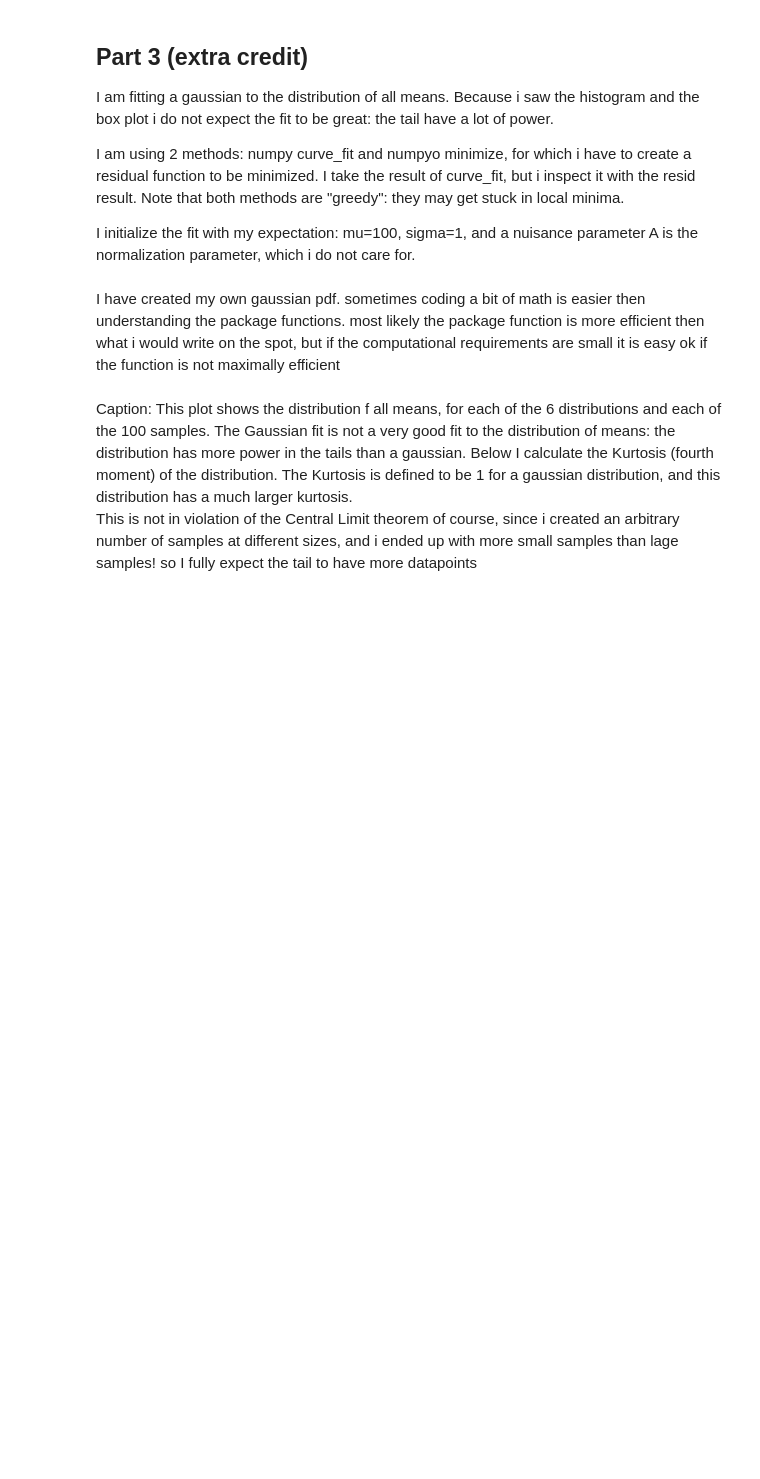
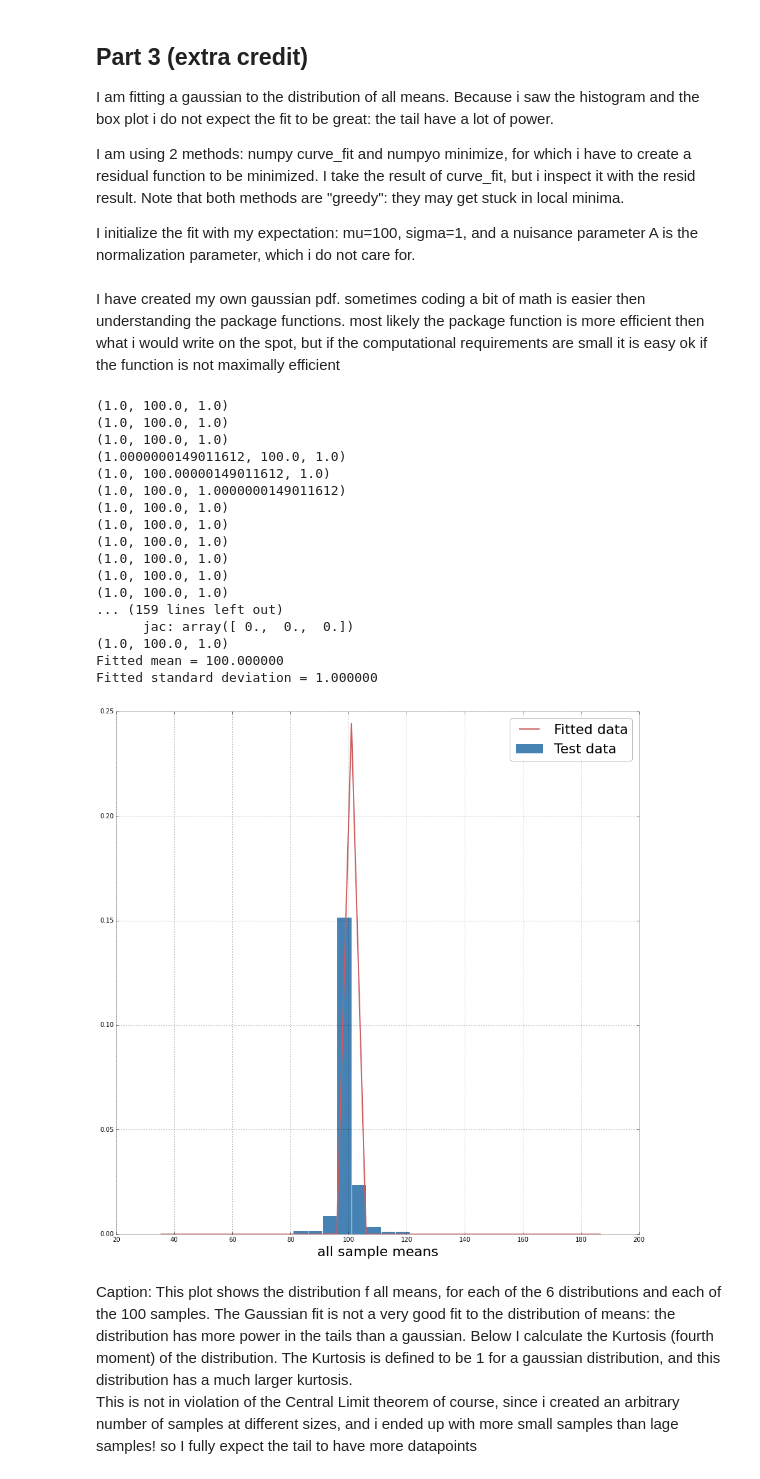
Before and after one commit to seuen/PUI2015_szhang, a Jupyter notebook: HW3/solution/3. assignment1_distributions_solution.ipynb, the cells around one changed output. Drawn from its saved outputs; the diff is of its cells as text; code cells hidden in the pictures; blank space fills up the shorter version.

```diff
--- a/HW3/solution/3. assignment1_distributions_solution.ipynb
+++ b/HW3/solution/3. assignment1_distributions_solution.ipynb
@@ -205,14 +210,32 @@ most likely the package function is more efficient then what i would write on th
 # %%
 fig = pl.figure(figsize=(15,15))
 hist, bin_centers, patches = pl.hist(all_means, bins=30, normed=True, label = 'Test data')
-coeffs = fitfunction(hist, (bin_centers[1]-bin_centers[:-1])*0.5)
 coeffs = fitfunction(hist, (bin_centers[1]-bin_centers[:-1])*0.5)
 pl.plot(bin_centers, gauss(bin_centers, *coeffs), label = 'Fitted data')
 pl.legend(fontsize=22)
 pl.xlabel("all sample means", fontsize=22)
 # Finally, lets get the fitting parameters, i.e. the mean and standard deviation:
 print ('Fitted mean = %f'%coeffs[1])
 print ('Fitted standard deviation = %f'%coeffs[2])
+# %% [output]
+(1.0, 100.0, 1.0)
+(1.0, 100.0, 1.0)
+(1.0, 100.0, 1.0)
+(1.0000000149011612, 100.0, 1.0)
+(1.0, 100.00000149011612, 1.0)
+(1.0, 100.0, 1.0000000149011612)
+(1.0, 100.0, 1.0)
+(1.0, 100.0, 1.0)
+(1.0, 100.0, 1.0)
+(1.0, 100.0, 1.0)
+(1.0, 100.0, 1.0)
+(1.0, 100.0, 1.0)
+... (159 lines left out)
+      jac: array([ 0.,  0.,  0.])
+(1.0, 100.0, 1.0)
+Fitted mean = 100.000000
+Fitted standard deviation = 1.000000
+[figure, added]
 # %% [markdown]
 Caption:
 This plot shows the distribution f all means, for each of the 6 distributions and each of the 100 samples.
```
Also changed, not shown: parts of 5 cells of this notebook.
